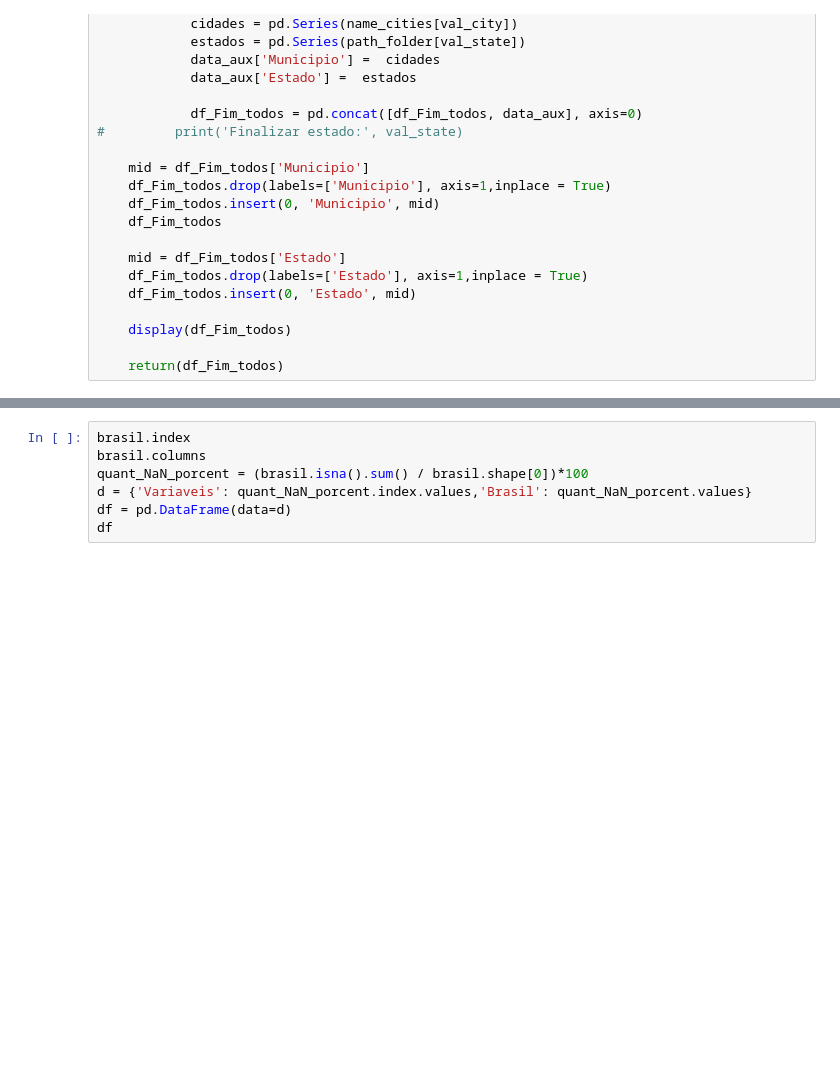
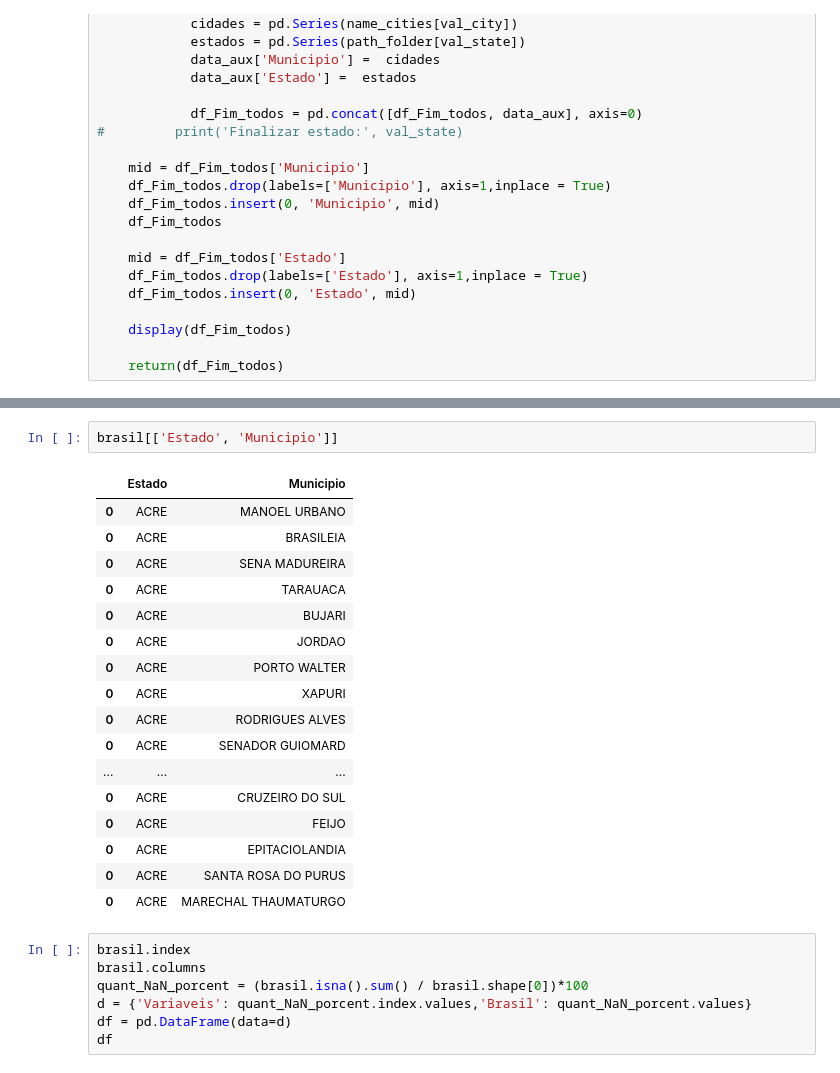
Before and after one commit to helderrezende/naliel_bcggamma, a Jupyter notebook: naliel/notebooks/EDA/Med_Equip_municipios.ipynb, the cells around one changed output, grey strips where cells are left out. Saved outputs shown, nothing was run; the diff lists cells and outputs as text; blank space fills up the shorter version.

```diff
--- a/naliel/EDA/Med_Equip_municipios.ipynb
+++ b/naliel/notebooks/EDA/Med_Equip_municipios.ipynb
@@ -115,3 +119,23 @@ To retain the current behavior and silence the warning, pass 'sort=True'.
+# %%
+brasil[['Estado', 'Municipio']]
+# %% [output]
+|  | Estado | Municipio |
+| 0 | ACRE | MANOEL URBANO |
+| 0 | ACRE | BRASILEIA |
+| 0 | ACRE | SENA MADUREIRA |
+| 0 | ACRE | TARAUACA |
+| 0 | ACRE | BUJARI |
+| 0 | ACRE | JORDAO |
+| 0 | ACRE | PORTO WALTER |
+| 0 | ACRE | XAPURI |
+| 0 | ACRE | RODRIGUES ALVES |
+| 0 | ACRE | SENADOR GUIOMARD |
+| ... | ... | ... |
+| 0 | ACRE | CRUZEIRO DO SUL |
+| 0 | ACRE | FEIJO |
+| 0 | ACRE | EPITACIOLANDIA |
+| 0 | ACRE | SANTA ROSA DO PURUS |
+| 0 | ACRE | MARECHAL THAUMATURGO |
 # %%
 brasil.index
 brasil.columns
```
Also changed, not shown: parts of 1 cell of this notebook, 12 other files.
